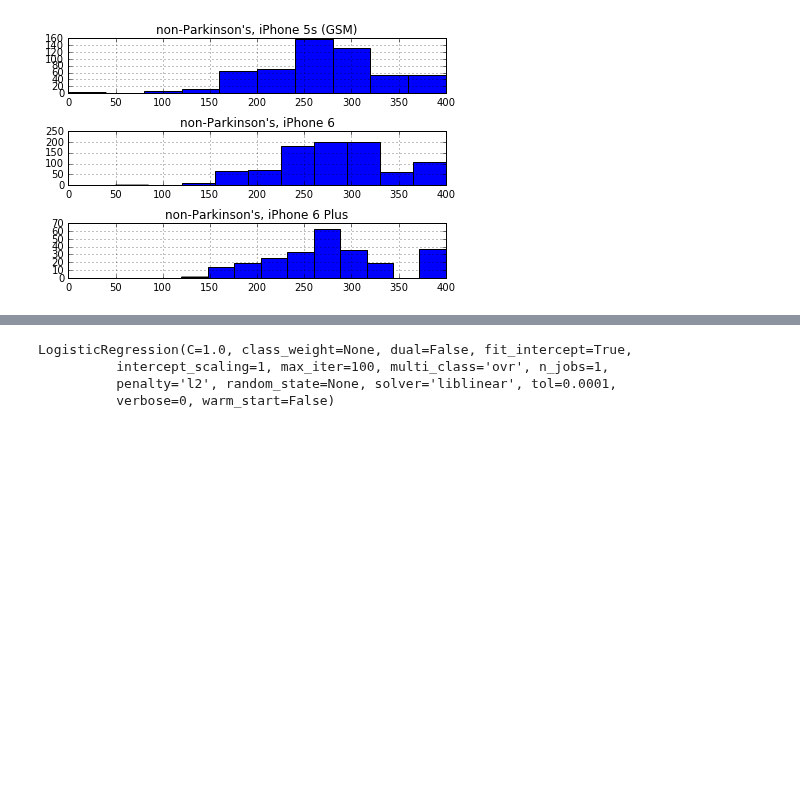
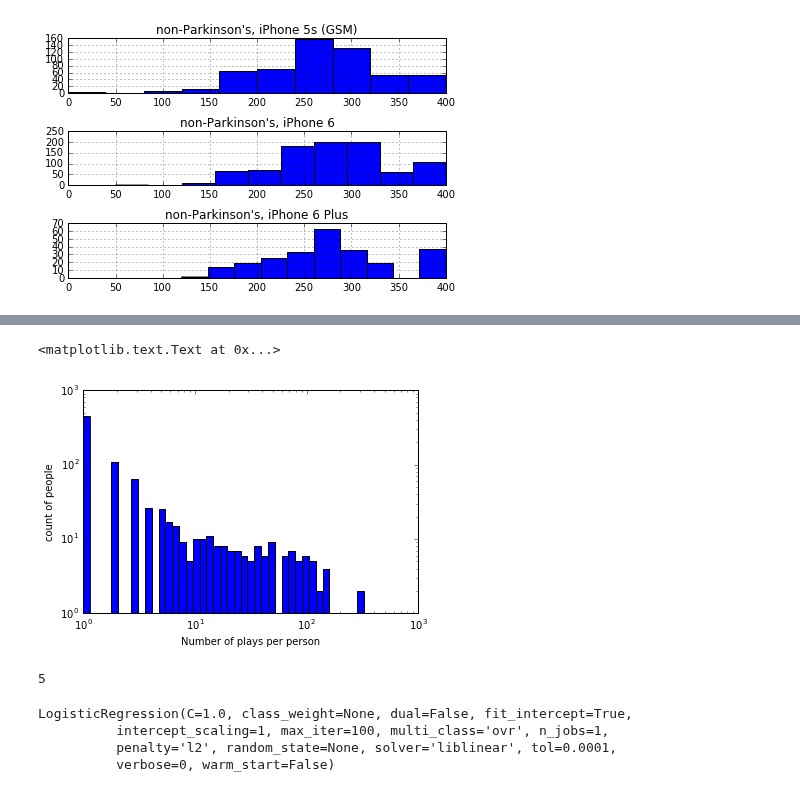
Before and after one commit to mattoby/mpower_memory, a Jupyter notebook: Memory_Data_Overview_01212016.ipynb, the cells around one changed output, grey strips where cells are left out. Cells and saved outputs as stored; diff of their text form; code cells hidden in the pictures; blank space fills up the shorter version.

```diff
--- a/Memory_Data_Overview_01212016.ipynb
+++ b/Memory_Data_Overview_01212016.ipynb
@@ -222,0 +278,29 @@ There is not a very convincing signal in the game scores, which differentiates P
+# %%
+# look at data per-patient
+dpat = data.groupby(['healthCode'])['game_score']
+
+#fig = plt.figure()
+#ax = fig.add_subplot(1,1,1)
+#print ax
+#ax.set_yscale('log')
+
+
+#n, bins, patches =
+plt.hist(dpat.count(), bins=np.logspace(0, 3, 50), log=True )
+plt.gca().set_xscale('log')
+plt.xlabel('Number of plays per person')
+plt.ylabel('count of people')
+#plt.xlim([0, 200])
+
+#plt.
+#for key, grp in dpat:
+#    plt.plot(grp, label=key)
+#    numingroup len(grp)
+#    print grp['game_score']
+#    print key
+#    print grp
+
+#plt.show()
+# %% [output]
+<matplotlib.text.Text at 0x...>
+[figure, added]
@@ -222,0 +309,4 @@ There is not a very convincing signal in the game scores, which differentiates P
+# %%
+print 5
+# %% [output]
+5
```
Also changed, not shown: parts of 12 cells of this notebook.
